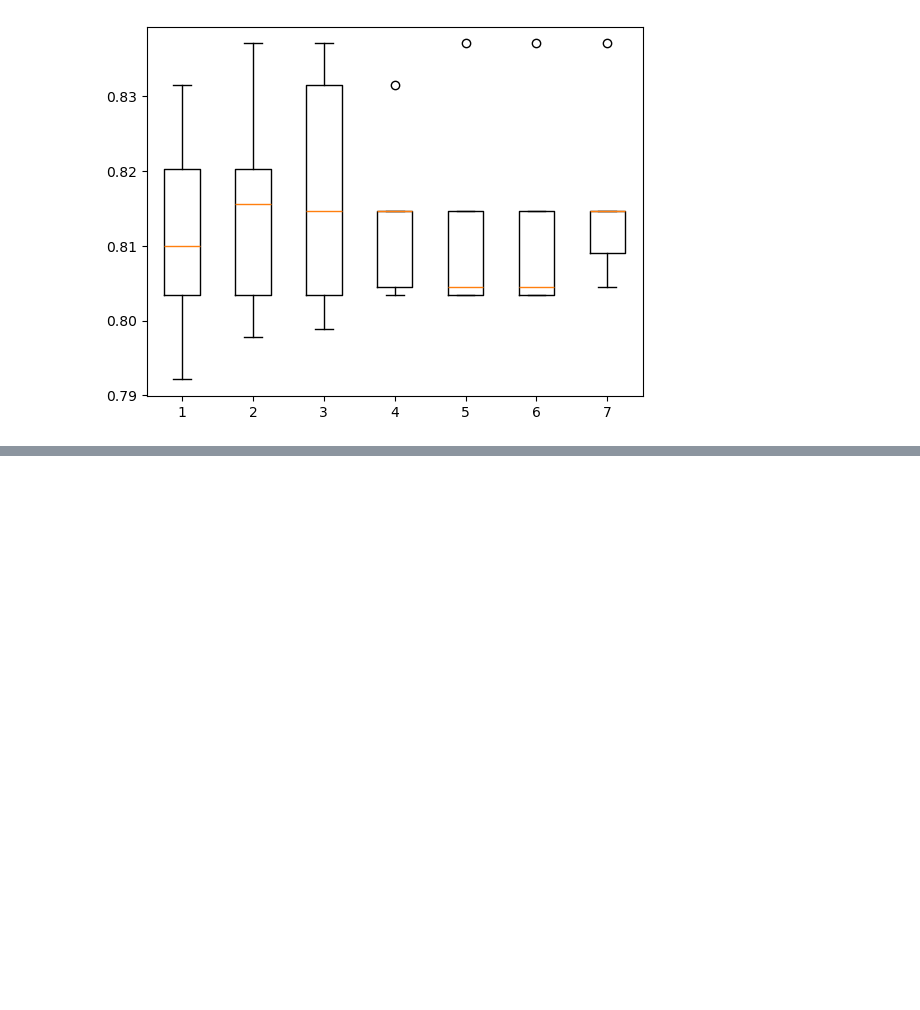
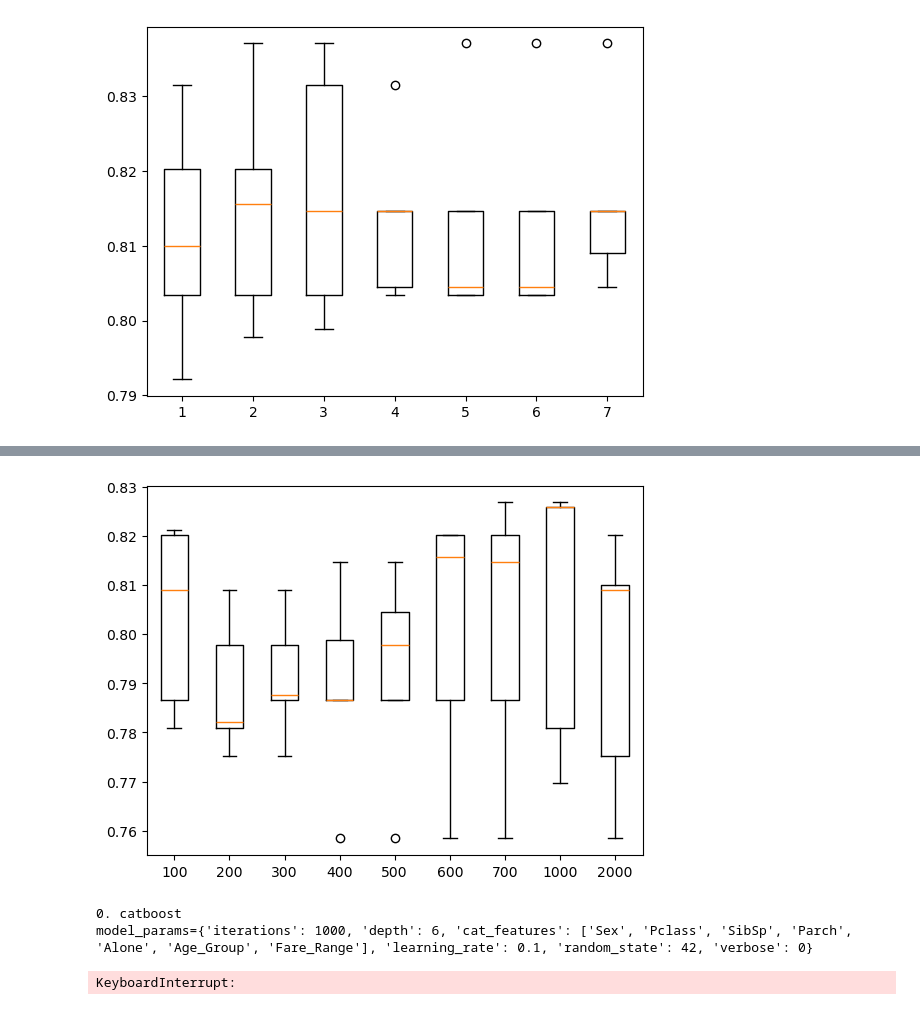
Before and after one commit to AndreyZhartun/titanic, a Jupyter notebook: notebook_main.ipynb, the cells around one changed output, grey strips where cells are left out. Drawn from its saved outputs; the diff is of its cells as text; code cells hidden in the pictures; blank space fills up the shorter version.

```diff
--- a/notebook_main.ipynb
+++ b/notebook_main.ipynb
@@ -50,11 +50,11 @@ pipeline.predict(test_df=full_test_df)
 # %%
-def experiment_boxplot(experiments: list):
+def boxplot(experiments: list, labels: list | None = None):
     data = []
 
     for item in experiments:
         data.append([x["score"] for x in item["fold_data"]])
 
-    plt.boxplot(data)
+    plt.boxplot(data, tick_labels=labels)
     plt.show()
 # %% [markdown]
 ### Логистическая регрессия
@@ -255,0 +274,21 @@ experiment_boxplot(pipeline_rf.experiment_data)
+# %%
+config_cat = config.copy()
+
+to_train = []
+
+iteration_counts = [*[i * 100 for i in range(1, 8)], 1000, 2000]
+
+for ic in iteration_counts:
+    to_train.append(
+        {
+            "model": "catboost",
+            "params": {"iterations": ic},
+        }
+    )
+
+
+config_cat.experiment.to_train = to_train
+
+pipeline_cat = MLPipeline(config_cat)
+
+pipeline_cat.run(train_df=full_df)
@@ -255,0 +313,27 @@ experiment_boxplot(pipeline_rf.experiment_data)
+# %%
+boxplot(pipeline_cat.experiment_data, iteration_counts)
+# %% [output]
+[figure, added]
+# %%
+config_cat = config.copy()
+
+to_train = []
+
+# for i in range(1, 8):
+to_train.append(
+    {
+        "model": "catboost",
+        "params": {"iterations": 1000},
+    }
+)
+
+
+config_cat.experiment.to_train = to_train
+
+pipeline_cat = MLPipeline(config_cat)
+
+pipeline_cat.run(train_df=full_df)
+# %% [output]
+0. catboost
+model_params={'iterations': 1000, 'depth': 6, 'cat_features': ['Sex', 'Pclass', 'SibSp', 'Parch', 'Alone', 'Age_Group', 'Fare_Range'], 'learning_rate': 0.1, 'random_state': 42, 'verbose': 0}
+KeyboardInterrupt:
```
Also changed, not shown: parts of 17 cells of this notebook, 8 other files.
